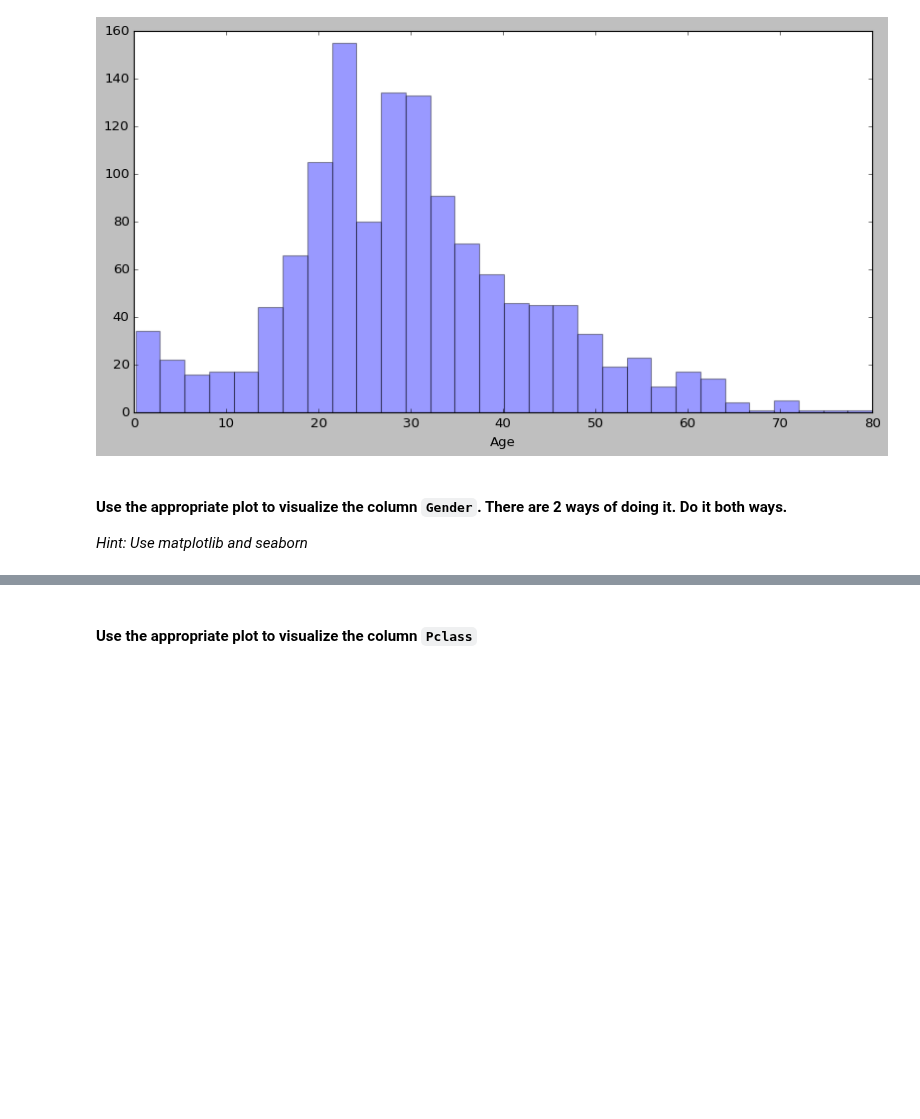
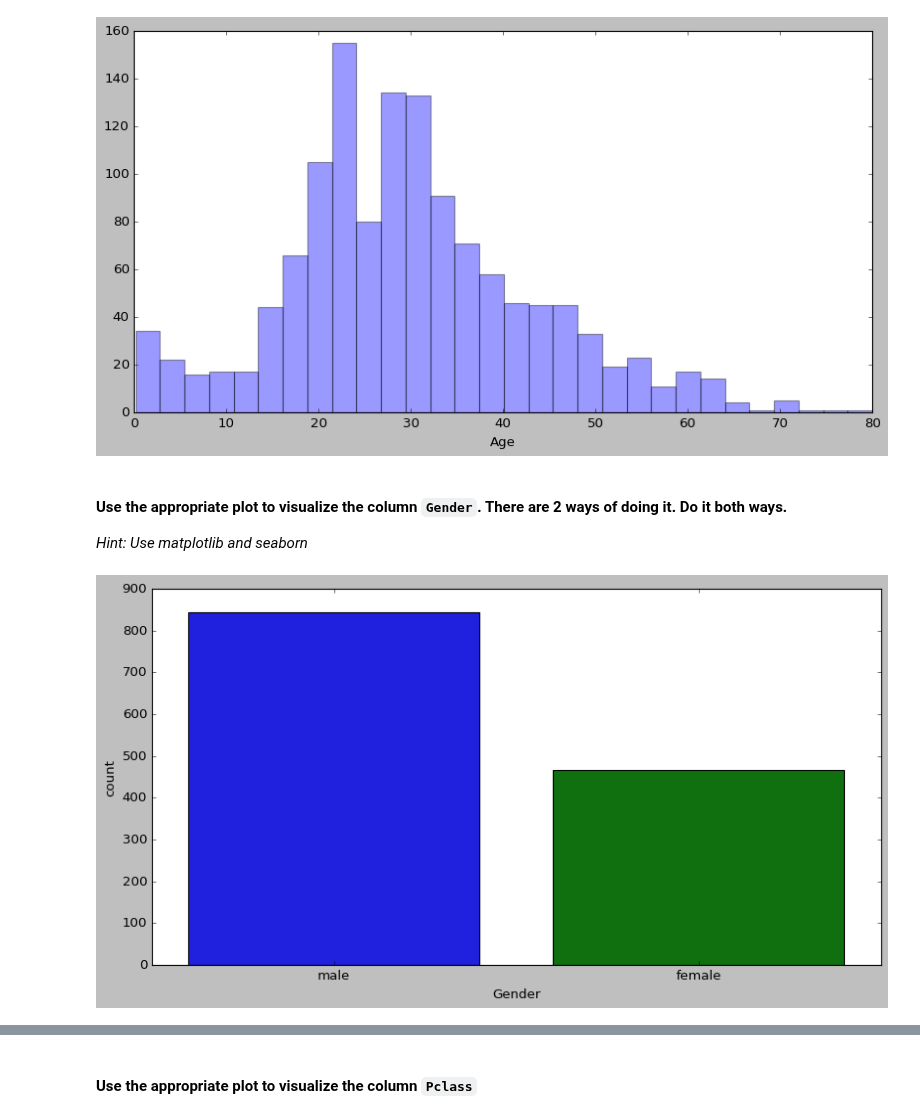
Before and after one commit to ironhack-datalabs/datamad0819, a Jupyter notebook: module-2/lab-matplotlib-seaborn/your-code/challenge-3.ipynb, the cells around one changed output, grey strips where cells are left out. Drawn from its saved outputs; the diff is of its cells as text; code cells hidden in the pictures; blank space fills up the shorter version.

```diff
--- a/module-2/lab-matplotlib-seaborn/your-code/challenge-3.ipynb
+++ b/module-2/lab-matplotlib-seaborn/your-code/challenge-3.ipynb
@@ -120,4 +120,13 @@ sns.distplot(x, kde=False);
 #### Use the appropriate plot to visualize the column `Gender`. There are 2 ways of doing it. Do it both ways.
 
 *Hint: Use matplotlib and seaborn*
+# %%
+# your code here- 1st way
+
+
+
+#es como plotly: columna, dataset
+ax = sns.countplot(x="Gender", data=titanic)
+# %% [output]
+[figure, added]
 # %%
```
Also changed, not shown: parts of 4 cells of this notebook.
